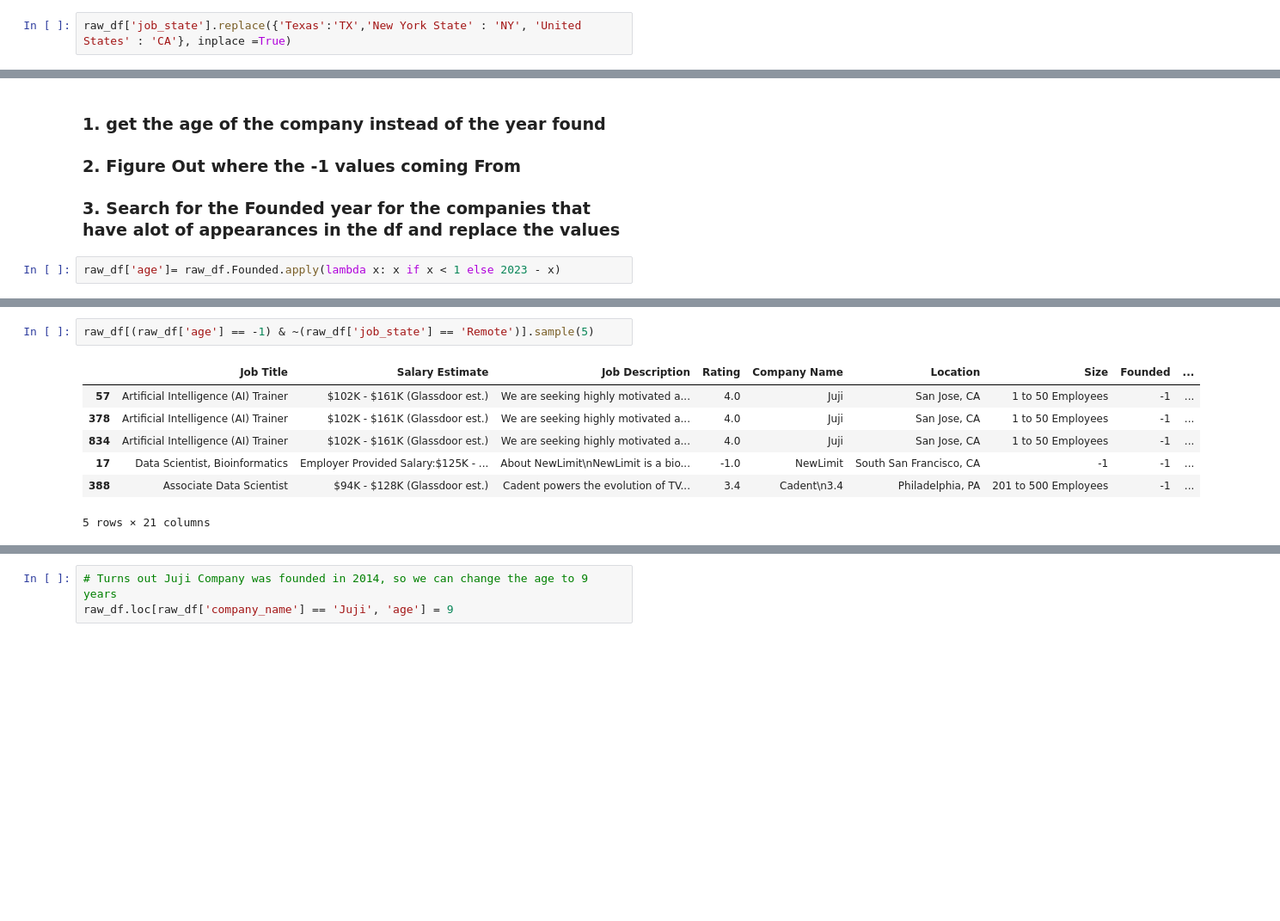
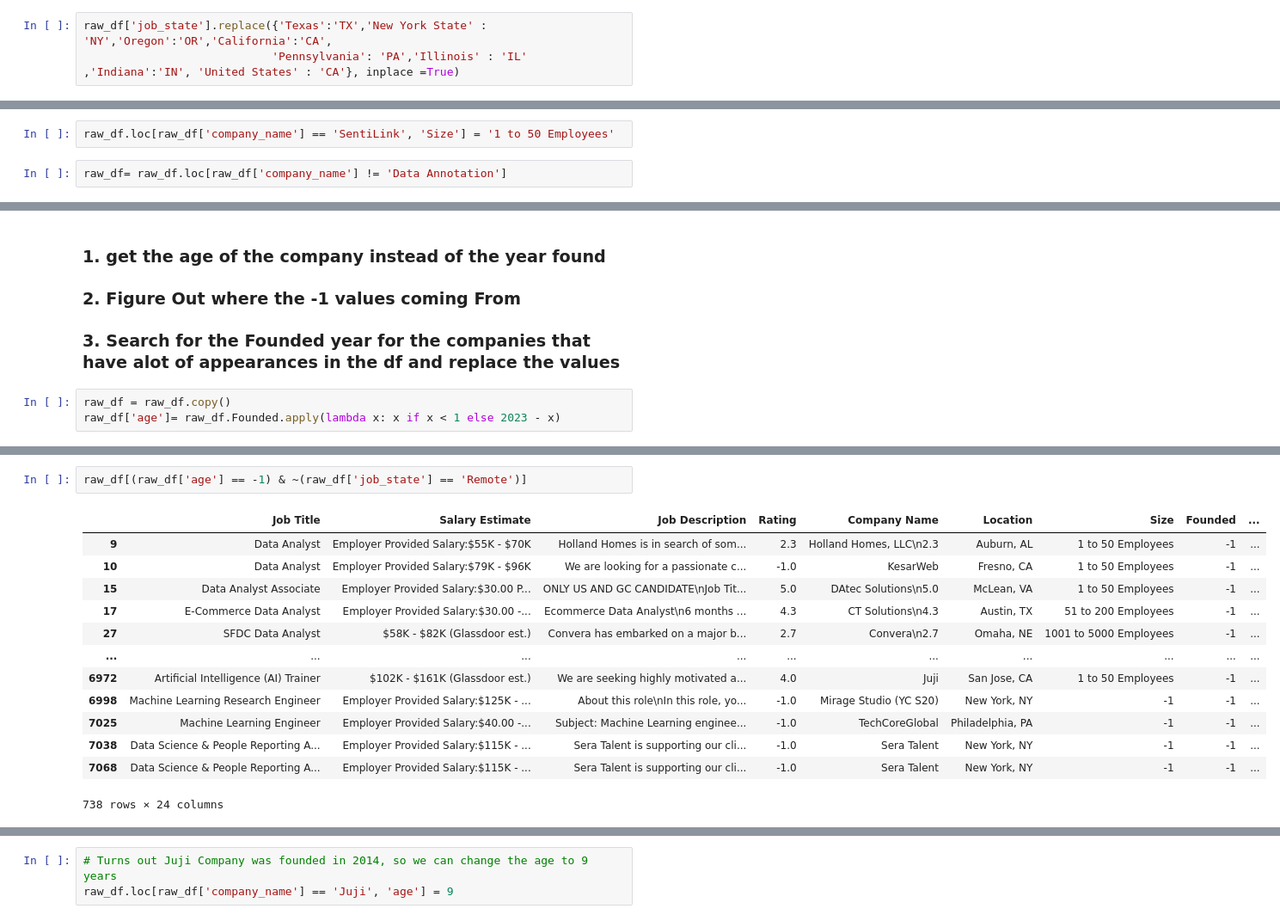
Before and after one commit to AlyAEE/Data-Roles-Salary-Prediction-Project, a Jupyter notebook: Notebooks/02.DataPreprocessing.ipynb, the cells around one changed output, grey strips where cells are left out. Shown at 86% size. Cells and saved outputs as stored; diff of their text form; blank space fills up the shorter version.

Commit message:
cleaned duplicated data and unique data and exported the cleaned dataset

```diff
--- a/Notebooks/02.DataPreprocessing.ipynb
+++ b/Notebooks/02.DataPreprocessing.ipynb
@@ -439,5 +629,6 @@ raw_df[raw_df['job_state'] == 'United States']
 # %%
-raw_df['job_state'].replace({'Texas':'TX','New York State' : 'NY', 'United States' : 'CA'}, inplace =True)
+raw_df['job_state'].replace({'Texas':'TX','New York State' : 'NY','Oregon':'OR','California':'CA',
+                            'Pennsylvania': 'PA','Illinois' : 'IL' ,'Indiana':'IN', 'United States' : 'CA'}, inplace =True)
 # %%
 raw_df['job_state'].value_counts()
 # %% [output]
@@ -536,6 +749,10 @@ Name: company_name, dtype: int64
 raw_df.loc[raw_df['company_name'] == 'National Security Agency', 'Size'] = '10000+ Employees'
 # %%
 raw_df.loc[raw_df['company_name'] == 'University of Minnesota', 'Size'] = '10000+ Employees'
+# %%
+raw_df.loc[raw_df['company_name'] == 'SentiLink', 'Size'] = '1 to 50 Employees'
+# %%
+raw_df= raw_df.loc[raw_df['company_name'] != 'Data Annotation']
 # %%
 # turn the unknowns to -1
 raw_df.loc[raw_df['Size'] == 'Unknown', 'Size']= '-1'
@@ -570,6 +790,7 @@ Name: Size, dtype: int64
 ### 2. Figure Out where the -1 values coming From
 ### 3. Search for the Founded year for the companies that have alot of appearances in the df and replace the values
 # %%
+raw_df = raw_df.copy()
 raw_df['age']= raw_df.Founded.apply(lambda x: x if x < 1 else 2023 - x)
 # %%
 len(raw_df[raw_df['age'] == -1])
@@ -588,11 +815,17 @@ raw_df[(raw_df['age'] == -1) & (raw_df['job_state'] == 'Remote')].sample(5)
 # %%
-raw_df[(raw_df['age'] == -1) & ~(raw_df['job_state'] == 'Remote')].sample(5)
+raw_df[(raw_df['age'] == -1) & ~(raw_df['job_state'] == 'Remote')]
 # %% [output]
 |  | Job Title | Salary Estimate | Job Description | Rating | Company Name | Location | Size | Founded | ... |
-| 57 | Artificial Intelligence (AI) Trainer | $102K - $161K (Glassdoor est.) | We are seeking highly motivated a... | 4.0 | Juji | San Jose, CA | 1 to 50 Employees | -1 | ... |
-| 378 | Artificial Intelligence (AI) Trainer | $102K - $161K (Glassdoor est.) | We are seeking highly motivated a... | 4.0 | Juji | San Jose, CA | 1 to 50 Employees | -1 | ... |
-| 834 | Artificial Intelligence (AI) Trainer | $102K - $161K (Glassdoor est.) | We are seeking highly motivated a... | 4.0 | Juji | San Jose, CA | 1 to 50 Employees | -1 | ... |
-| 17 | Data Scientist, Bioinformatics | Employer Provided Salary:$125K - ... | About NewLimit\nNewLimit is a bio... | -1.0 | NewLimit | South San Francisco, CA | -1 | -1 | ... |
-| 388 | Associate Data Scientist | $94K - $128K (Glassdoor est.) | Cadent powers the evolution of TV... | 3.4 | Cadent\n3.4 | Philadelphia, PA | 201 to 500 Employees | -1 | ... |
+| 9 | Data Analyst | Employer Provided Salary:$55K - $70K | Holland Homes is in search of som... | 2.3 | Holland Homes, LLC\n2.3 | Auburn, AL | 1 to 50 Employees | -1 | ... |
+| 10 | Data Analyst | Employer Provided Salary:$79K - $96K | We are looking for a passionate c... | -1.0 | KesarWeb | Fresno, CA | 1 to 50 Employees | -1 | ... |
+| 15 | Data Analyst Associate | Employer Provided Salary:$30.00 P... | ONLY US AND GC CANDIDATE\nJob Tit... | 5.0 | DAtec Solutions\n5.0 | McLean, VA | 1 to 50 Employees | -1 | ... |
+| 17 | E-Commerce Data Analyst | Employer Provided Salary:$30.00 -... | Ecommerce Data Analyst\n6 months ... | 4.3 | CT Solutions\n4.3 | Austin, TX | 51 to 200 Employees | -1 | ... |
+| 27 | SFDC Data Analyst | $58K - $82K (Glassdoor est.) | Convera has embarked on a major b... | 2.7 | Convera\n2.7 | Omaha, NE | 1001 to 5000 Employees | -1 | ... |
+| ... | ... | ... | ... | ... | ... | ... | ... | ... | ... |
+| 6972 | Artificial Intelligence (AI) Trainer | $102K - $161K (Glassdoor est.) | We are seeking highly motivated a... | 4.0 | Juji | San Jose, CA | 1 to 50 Employees | -1 | ... |
+| 6998 | Machine Learning Research Engineer | Employer Provided Salary:$125K - ... | About this role\nIn this role, yo... | -1.0 | Mirage Studio (YC S20) | New York, NY | -1 | -1 | ... |
+| 7025 | Machine Learning Engineer | Employer Provided Salary:$40.00 -... | Subject: Machine Learning enginee... | -1.0 | TechCoreGlobal | Philadelphia, PA | -1 | -1 | ... |
+| 7038 | Data Science & People Reporting A... | Employer Provided Salary:$115K - ... | Sera Talent is supporting our cli... | -1.0 | Sera Talent | New York, NY | -1 | -1 | ... |
+| 7068 | Data Science & People Reporting A... | Employer Provided Salary:$115K - ... | Sera Talent is supporting our cli... | -1.0 | Sera Talent | New York, NY | -1 | -1 | ... |
-5 rows × 21 columns
+738 rows × 24 columns
 # %%
```
Also changed, not shown: parts of 101 cells of this notebook, 5 other files.
